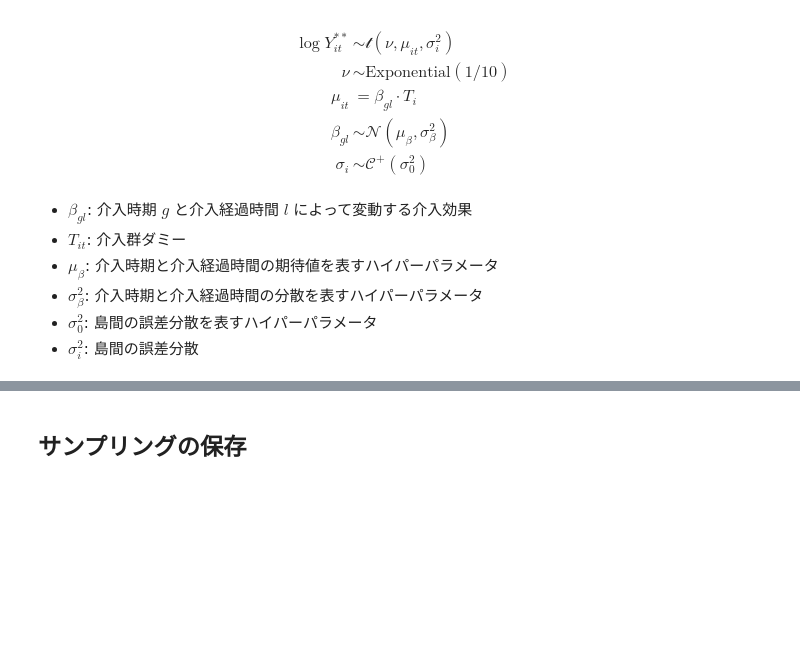
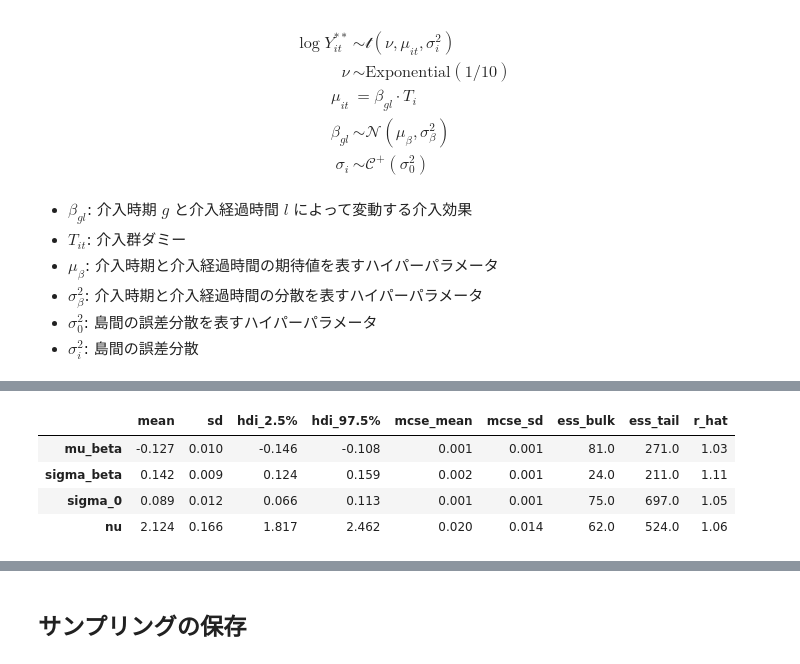
Before and after one commit to Keisei-Akiya/bridge-straw-effects, a Jupyter notebook: src/analysis/bayes/did/fully_saturated_twfe.ipynb, the cells around one changed output, grey strips where cells are left out. Cells and saved outputs as stored; diff of their text form; code cells hidden in the pictures; blank space fills up the shorter version.

```diff
--- a/src/analysis/bayes/did/fully_saturated_twfe.ipynb
+++ b/src/analysis/bayes/did/fully_saturated_twfe.ipynb
@@ -240,0 +89,8 @@ def plot_effects_over_time(delta_df):
+# %%
+az.summary(trace_h_hetero, var_names=['mu_beta', 'sigma_beta', 'sigma_0', 'nu'], hdi_prob=0.95)
+# %% [output]
+|  | mean | sd | hdi_2.5% | hdi_97.5% | mcse_mean | mcse_sd | ess_bulk | ess_tail | r_hat |
+| mu_beta | -0.127 | 0.010 | -0.146 | -0.108 | 0.001 | 0.001 | 81.0 | 271.0 | 1.03 |
+| sigma_beta | 0.142 | 0.009 | 0.124 | 0.159 | 0.002 | 0.001 | 24.0 | 211.0 | 1.11 |
+| sigma_0 | 0.089 | 0.012 | 0.066 | 0.113 | 0.001 | 0.001 | 75.0 | 697.0 | 1.05 |
+| nu | 2.124 | 0.166 | 1.817 | 2.462 | 0.020 | 0.014 | 62.0 | 524.0 | 1.06 |
```
Also changed, not shown: parts of 19 cells of this notebook, 10 other files.
